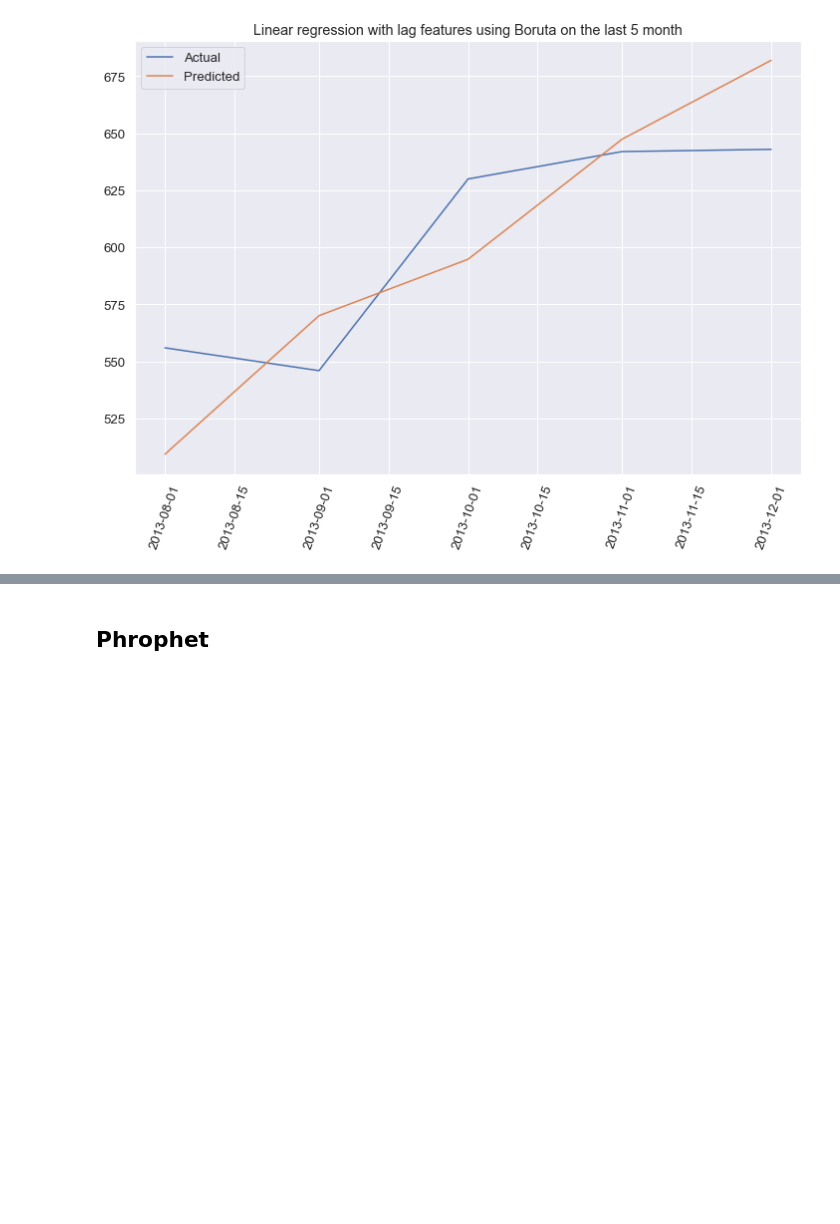
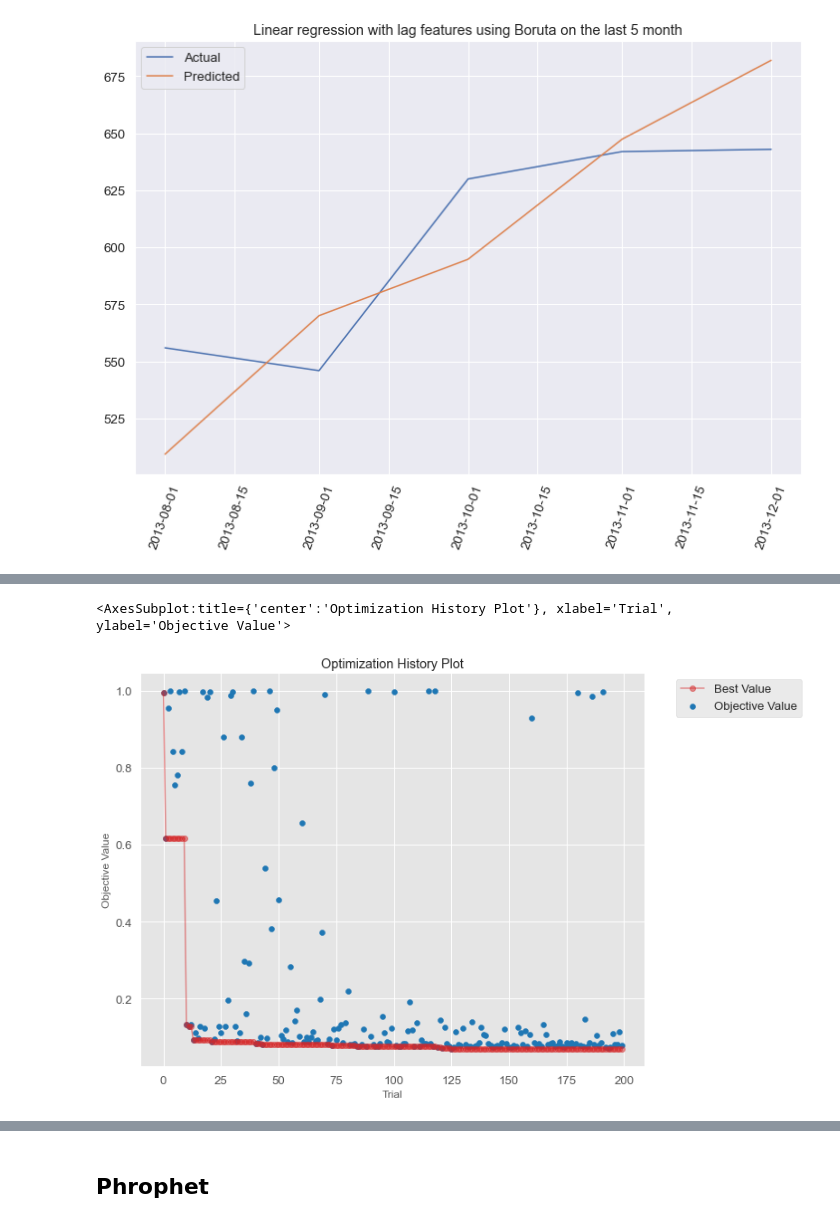
Before and after one commit to Dosann/Time-series-forecast, a Jupyter notebook: shipment_forecast.ipynb, the cells around one changed output, grey strips where cells are left out. Saved outputs shown, nothing was run; the diff lists cells and outputs as text; code cells hidden in the pictures; blank space fills up the shorter version.

Commit message:
Optuna added

```diff
--- a/shipment_forecast.ipynb
+++ b/shipment_forecast.ipynb
@@ -23,12 +23,14 @@ from statsmodels.tsa.holtwinters import ExponentialSmoothing
 from statsmodels.graphics.tsaplots import plot_pacf
 
 import xgboost as xgb
+import optuna
 import lightgbm as lgb
 
 from fbprophet import Prophet
 
 import logging
 logging.getLogger('fbprophet').setLevel(logging.WARNING)
+optuna.logging.set_verbosity(optuna.logging.WARNING)
 # %% [markdown]
 ## Data loading
 # %%
@@ -877,0 +886,12 @@ mape = 0.07282006964123323
+# %%
+study = optuna.create_study(direction='minimize')
+study.optimize(objective, n_trials=200)
+
+print("Number of finished trials: ", len(study.trials))
+print("Best trial:")
+trial = study.best_trial
+
+print("  Value: {}".format(trial.value))
+print("  Params: ")
+for key, value in trial.params.items():
+    print("    {}: {}".format(key, value))
@@ -877,0 +912,5 @@ mape = 0.07282006964123323
+# %%
+optuna.visualization.matplotlib.plot_optimization_history(study)
+# %% [output]
+<AxesSubplot:title={'center':'Optimization History Plot'}, xlabel='Trial', ylabel='Objective Value'>
+[figure, added]
```
Also changed, not shown: parts of 27 cells of this notebook.
